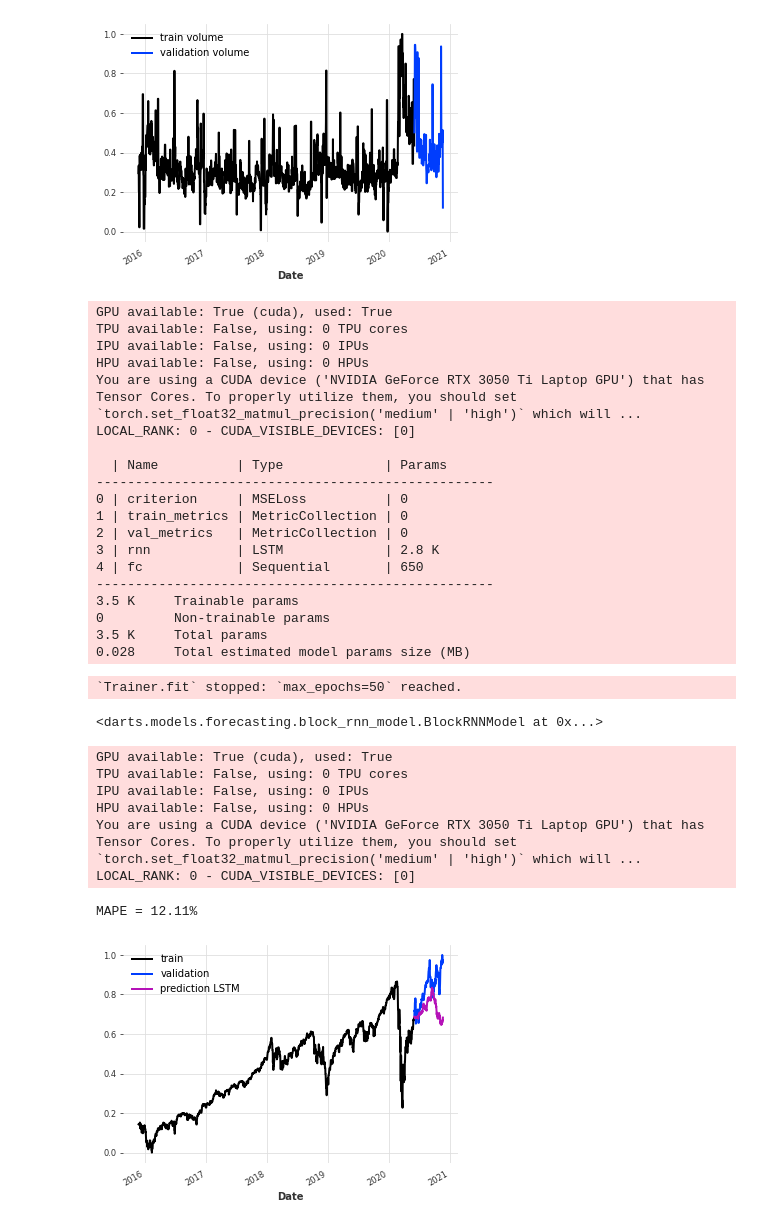
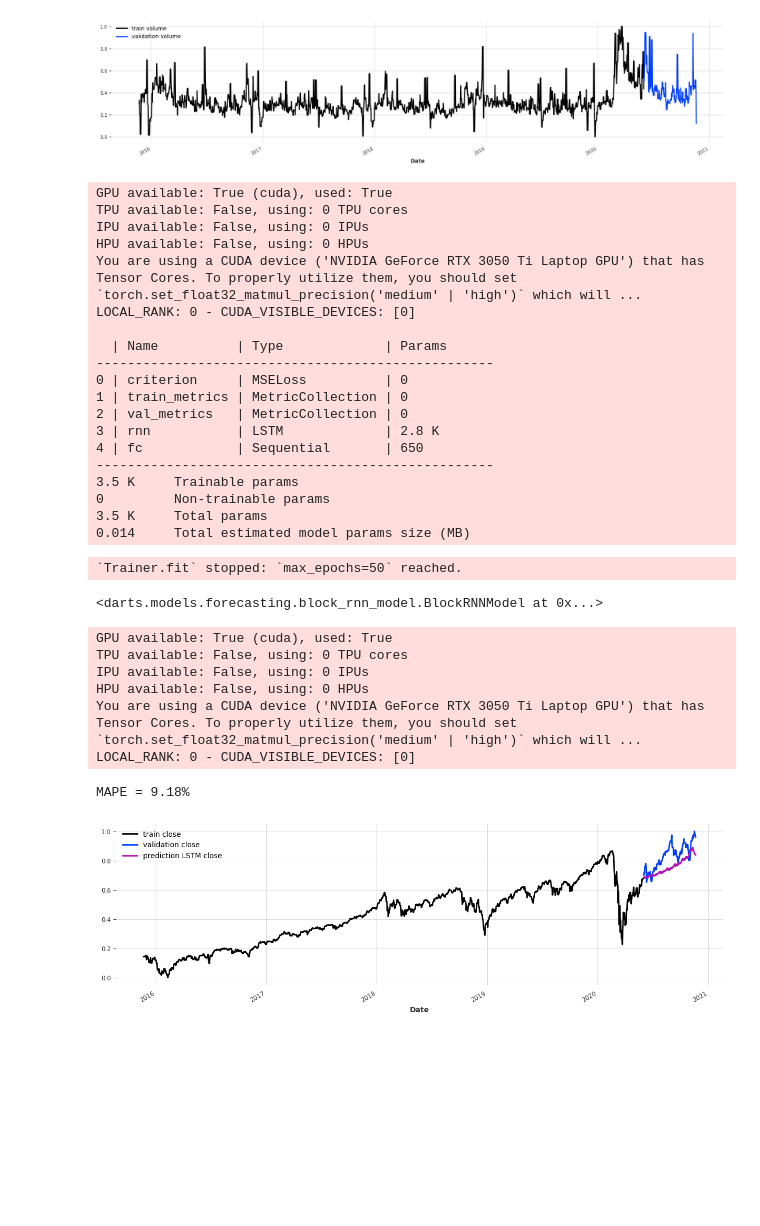
Before and after one commit to MaltheT/decision-support-systems, a Jupyter notebook: project3/dev.ipynb, the cells around one changed output. Drawn from its saved outputs; the diff is of its cells as text; code cells hidden in the pictures; blank space fills up the shorter version.

```diff
--- a/project3/dev.ipynb
+++ b/project3/dev.ipynb
@@ -9,6 +9,8 @@ from darts.dataprocessing.transformers import Scaler
 from darts.metrics import mape
 from darts.models import Prophet, ARIMA, StatsForecastAutoARIMA, VARIMA
 
+plt.rcParams['figure.figsize'] = [20, 4]
+
 #read in the csv file of the cleaned data
 df = pd.read_csv('data/yahoo_stock.csv', delimiter=',')
 
@@ -51,7 +53,7 @@ val_low.plot(label='validation low')
 train_volume.plot(label='train volume')
 val_volume.plot(label='validation volume')
 # %% [output]
-[figure, old version]
+[figure, new version]
 # %%
 # train LSTM model
 model_lstm = BlockRNNModel(
@@ -60,9 +62,10 @@ model_lstm = BlockRNNModel(
     output_chunk_length =25,
     n_epochs=50,
     random_state=0,
-    pl_trainer_kwargs={'gpus': 1}
+    pl_trainer_kwargs={'accelerator': 'gpu', 'devices': [0]}
 )
-model_lstm.fit(series=[train_close, train_open, train_high, train_low, train_volume])
+model_lstm.fit(series=[train_close, train_open, train_high, train_low])
+# , train_volume
 # %% [output]
 GPU available: True (cuda), used: True
 TPU available: False, using: 0 TPU cores
@@ -82,7 +85,7 @@ LOCAL_RANK: 0 - CUDA_VISIBLE_DEVICES: [0]
 3.5 K     Trainable params
 0         Non-trainable params
 3.5 K     Total params
-0.028     Total estimated model params size (MB)
+0.014     Total estimated model params size (MB)
 `Trainer.fit` stopped: `max_epochs=50` reached.
 <darts.models.forecasting.block_rnn_model.BlockRNNModel at 0x...>
 # %%
@@ -97,14 +100,14 @@ You are using a CUDA device ('NVIDIA GeForce RTX 3050 Ti Laptop GPU') that has T
 LOCAL_RANK: 0 - CUDA_VISIBLE_DEVICES: [0]
 # %%
 # plot the prediction
-train_close.plot(label='train')
-val_close.plot(label='validation')
-future_lstm.plot(label='prediction LSTM')
+train_close.plot(label='train close')
+val_close.plot(label='validation close')
+future_lstm.plot(label='prediction LSTM close')
 plt.legend()
 print("MAPE = {:.2f}%".format(mape(train_close_scaled, future_lstm)))
 # %% [output]
-MAPE = 12.11%
+MAPE = 9.18%
-[figure, old version]
+[figure, new version]
 # %%
 # make prophet model
 model_prophet = Prophet()
```
Also changed, not shown: parts of 5 cells of this notebook, 24 other files.
